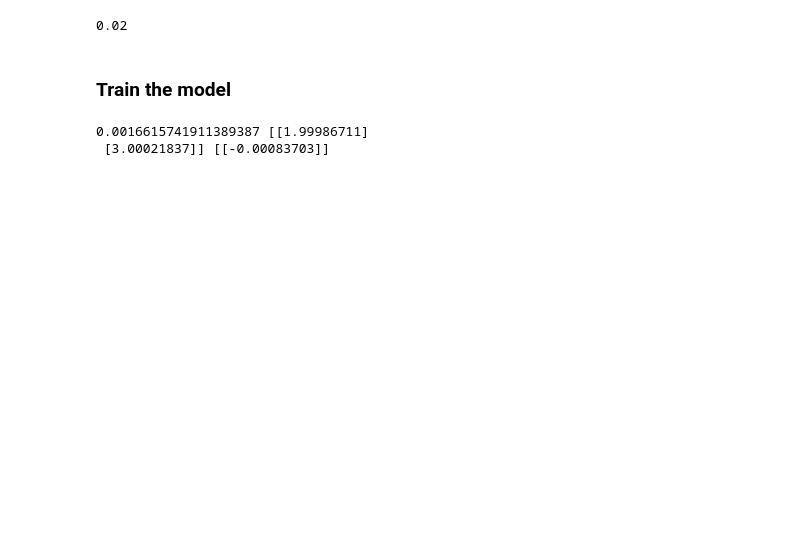
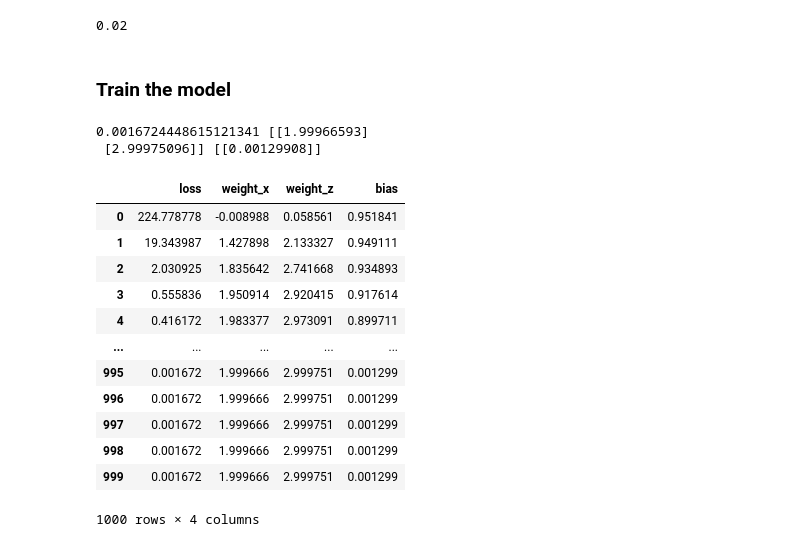
Before and after one commit to SanjayNarendran/pythonpoc02, a Jupyter notebook: linear04_gradiant.ipynb, the cells around one changed output. Cells and saved outputs as stored; diff of their text form; code cells hidden in the pictures; blank space fills up the shorter version.

```diff
--- a/linear04_gradiant.ipynb
+++ b/linear04_gradiant.ipynb
@@ -88,14 +88,19 @@ array([[0.23050515]])
 # %%
 loss = 0
 
+df_results = pd.DataFrame()
+
 for i in range(1000):
-    outputs = np.dot(inputvar,weight) + 5 + bias
+    outputs = np.dot(inputvar,weight) + bias
 
     deltas = outputs - target
     deltas_scaled = deltas / observations
 
     loss = np.sum(deltas ** 2) / 2 / observations
     #print(loss)
+    # Add results to a dataframe
+    df_temp_results = pd.DataFrame({'loss' : loss, 'weight_x' : weight[0], 'weight_z' : weight[1] , 'bias' : bias[0]})
+    df_results = pd.concat([df_results,df_temp_results], ignore_index=True)
 
     # Update Weight
     weight = weight - ( learning_rate * np.dot(inputvar.T,deltas_scaled) )
@@ -103,5 +108,21 @@ for i in range(1000):
 
 print(loss, weight, bias)
 # %% [output]
-0.0016615741911389387 [[1.99986711]
- [3.00021837]] [[-0.00083703]]
+0.0016724448615121341 [[1.99966593]
+ [2.99975096]] [[0.00129908]]
+# %%
+df_results
+# %% [output]
+|  | loss | weight_x | weight_z | bias |
+| 0 | 224.778778 | -0.008988 | 0.058561 | 0.951841 |
+| 1 | 19.343987 | 1.427898 | 2.133327 | 0.949111 |
+| 2 | 2.030925 | 1.835642 | 2.741668 | 0.934893 |
+| 3 | 0.555836 | 1.950914 | 2.920415 | 0.917614 |
+| 4 | 0.416172 | 1.983377 | 2.973091 | 0.899711 |
+| ... | ... | ... | ... | ... |
+| 995 | 0.001672 | 1.999666 | 2.999751 | 0.001299 |
+| 996 | 0.001672 | 1.999666 | 2.999751 | 0.001299 |
+| 997 | 0.001672 | 1.999666 | 2.999751 | 0.001299 |
+| 998 | 0.001672 | 1.999666 | 2.999751 | 0.001299 |
+| 999 | 0.001672 | 1.999666 | 2.999751 | 0.001299 |
+1000 rows × 4 columns
```
Also changed, not shown: parts of 4 cells of this notebook.
